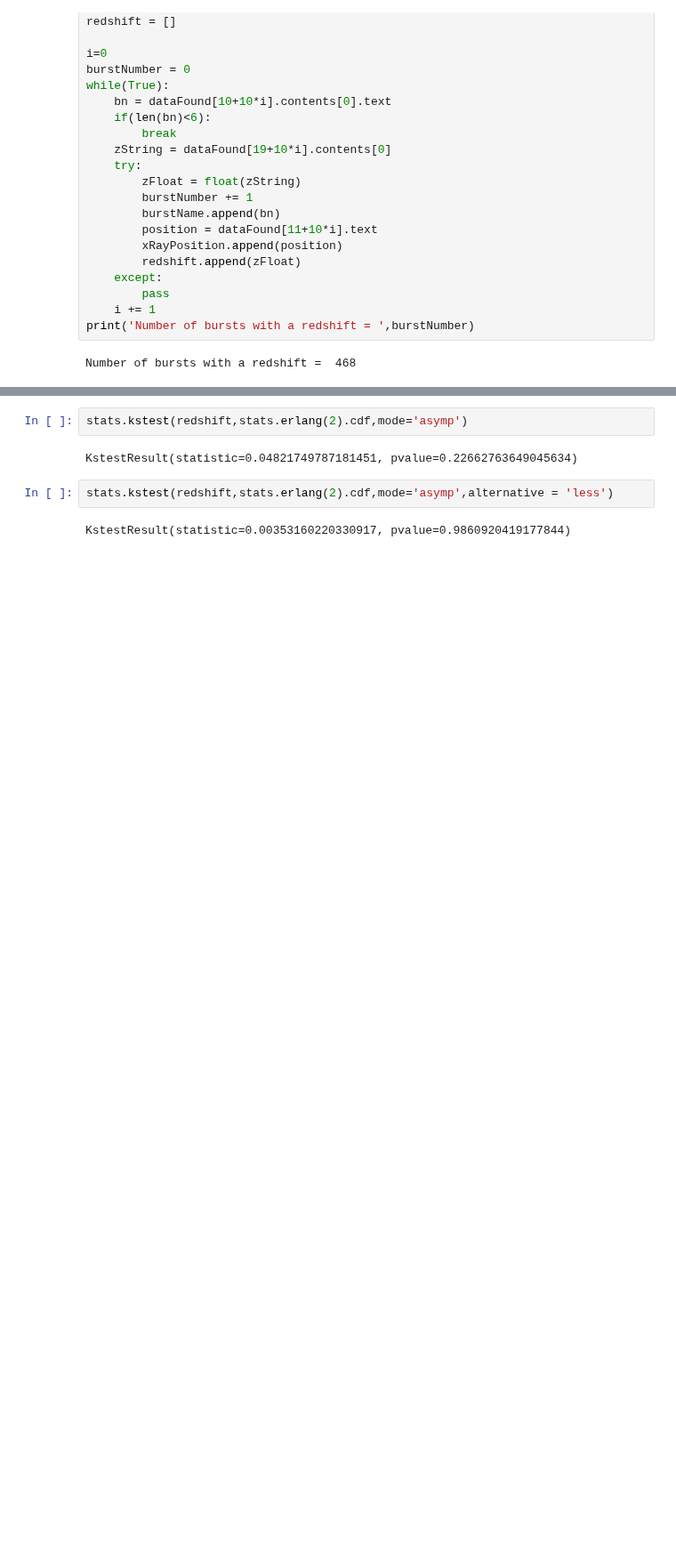
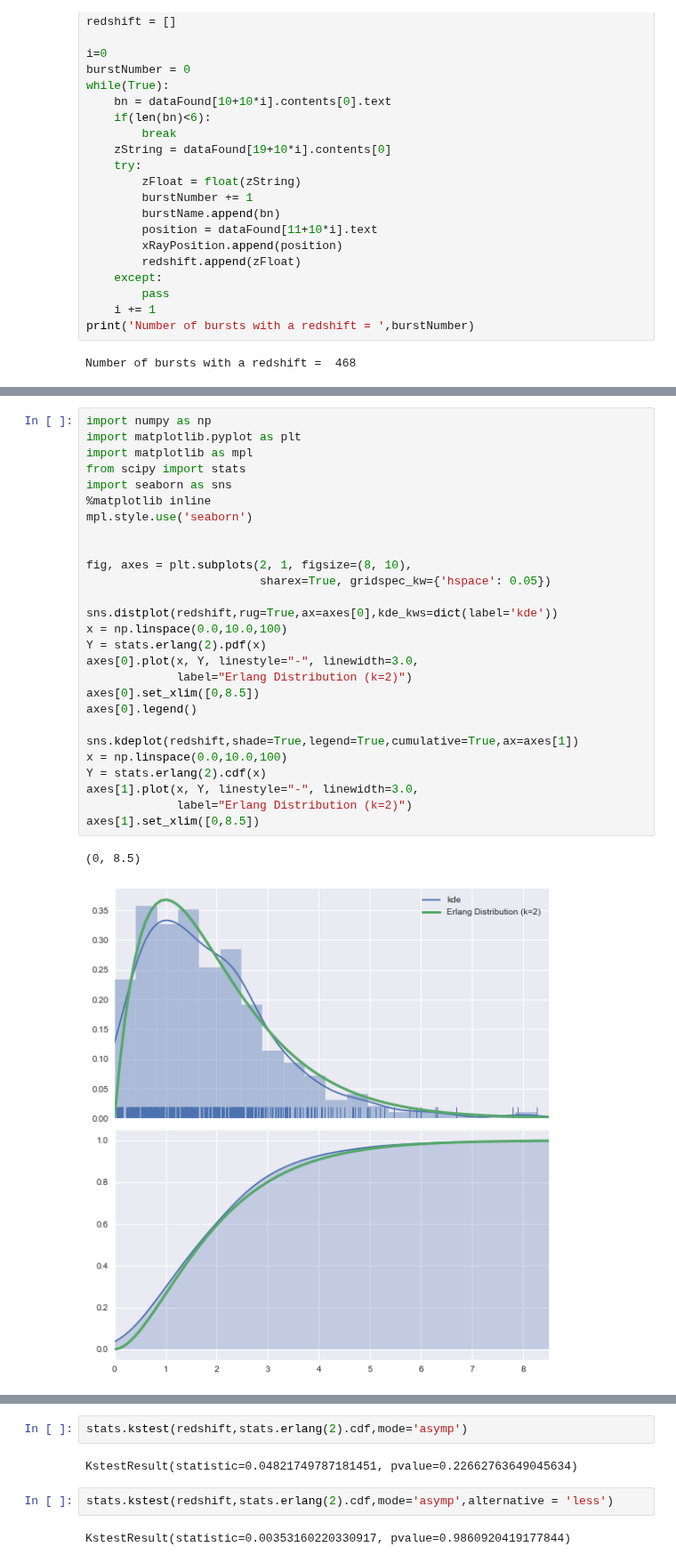
Before and after one commit to Lang-Shao/graduate_cource, a Jupyter notebook: Using_Python/Using_Python/Statistics/redshift_distribution.ipynb, the cells around one changed output, grey strips where cells are left out. Shown at 89% size. Drawn from its saved outputs; the diff is of its cells as text; blank space fills up the shorter version.

```diff
--- a/Using_Python/Using_Python/Statistics/redshift_distribution.ipynb
+++ b/Using_Python/Using_Python/Statistics/redshift_distribution.ipynb
@@ -80,0 +92,30 @@ Text(0.5, 0.08, '$z$')
+# %%
+import numpy as np
+import matplotlib.pyplot as plt
+import matplotlib as mpl
+from scipy import stats
+import seaborn as sns
+%matplotlib inline
+mpl.style.use('seaborn')
+
+
+fig, axes = plt.subplots(2, 1, figsize=(8, 10),
+                         sharex=True, gridspec_kw={'hspace': 0.05})
+
+sns.distplot(redshift,rug=True,ax=axes[0],kde_kws=dict(label='kde'))
+x = np.linspace(0.0,10.0,100)
+Y = stats.erlang(2).pdf(x)
+axes[0].plot(x, Y, linestyle="-", linewidth=3.0,
+             label="Erlang Distribution (k=2)")
+axes[0].set_xlim([0,8.5])
+axes[0].legend()
+
+sns.kdeplot(redshift,shade=True,legend=True,cumulative=True,ax=axes[1])
+x = np.linspace(0.0,10.0,100)
+Y = stats.erlang(2).cdf(x)
+axes[1].plot(x, Y, linestyle="-", linewidth=3.0,
+             label="Erlang Distribution (k=2)")
+axes[1].set_xlim([0,8.5])
+# %% [output]
+(0, 8.5)
+[figure, added]
```
Also changed, not shown: parts of 2 cells of this notebook, 1 other file.
